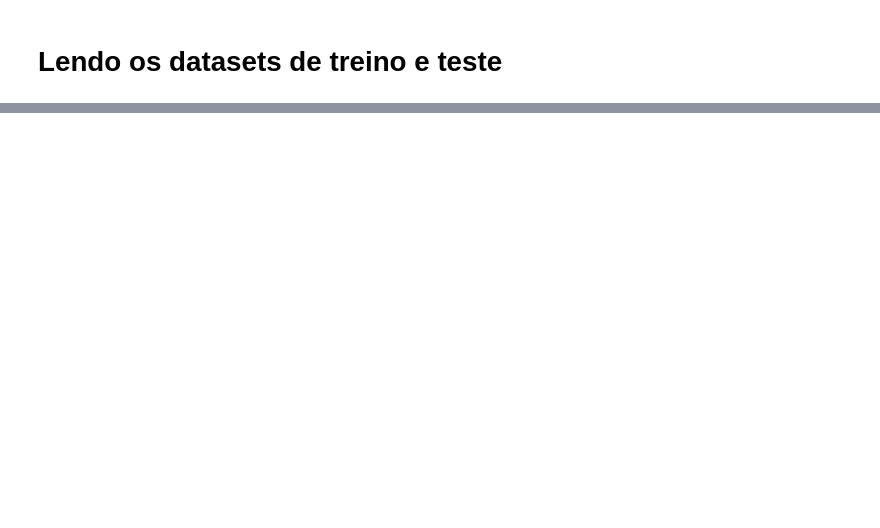
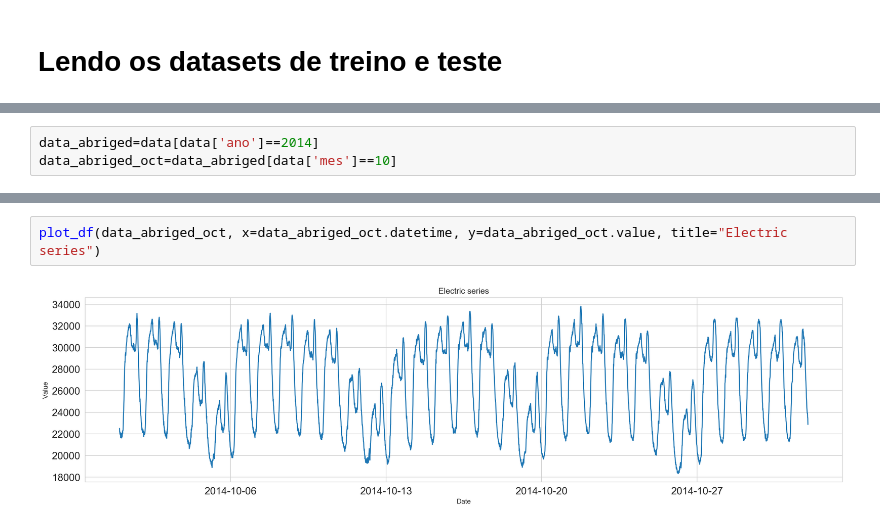
Before and after one commit to marcosvilela/modelagem-analitica-20.3, a Jupyter notebook: source/Marcos/Marcos_Analise_Exploratoria.ipynb, the cells around one changed output, grey strips where cells are left out. Saved outputs shown, nothing was run; the diff lists cells and outputs as text; blank space fills up the shorter version.

```diff
--- a/source/Marcos/Marcos_Analise_Exploratoria.ipynb
+++ b/source/Marcos/Marcos_Analise_Exploratoria.ipynb
@@ -96,0 +36,3 @@ data_test.plot(x='datetime',y='percentage', figsize=(50,10))
+# %%
+data_abriged=data[data['ano']==2014]
+data_abriged_oct=data_abriged[data['mes']==10]
@@ -96,0 +43,4 @@ data_test.plot(x='datetime',y='percentage', figsize=(50,10))
+# %%
+plot_df(data_abriged_oct, x=data_abriged_oct.datetime, y=data_abriged_oct.value, title="Electric series")
+# %% [output]
+[figure, added]
```
Also changed, not shown: parts of 16 cells of this notebook.
